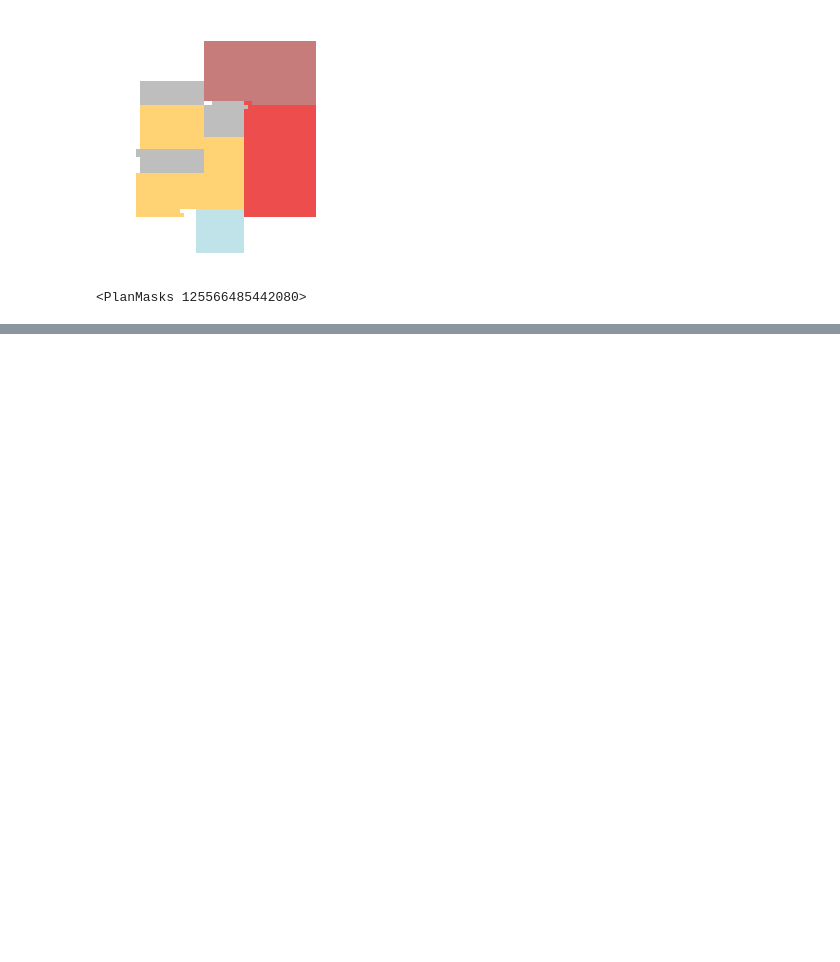
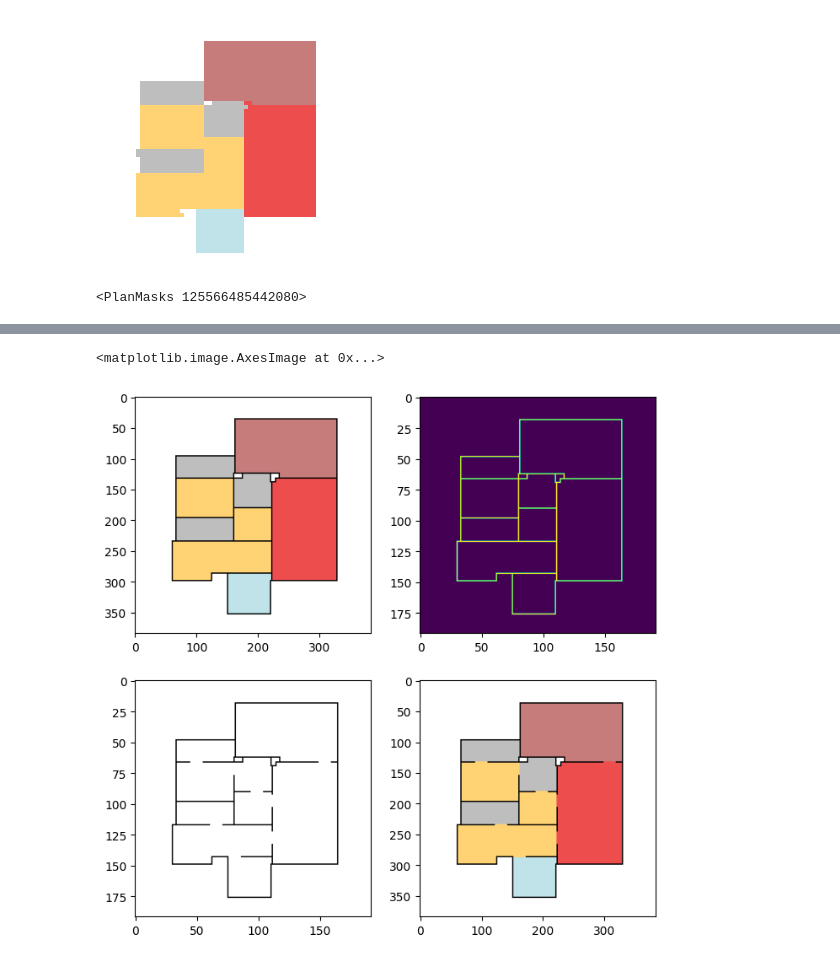
Before and after one commit to enix403/blueprint, a Jupyter notebook: scratch.ipynb, the cells around one changed output, grey strips where cells are left out. Drawn from its saved outputs; the diff is of its cells as text; code cells hidden in the pictures; blank space fills up the shorter version.

```diff
--- a/scratch.ipynb
+++ b/scratch.ipynb
@@ -95,0 +85,3 @@ for graph in rect_graphs:
+# %%
+rooms_to_join = select_rooms_to_join(rect_graphs, pm.graph)
+rooms_to_join
@@ -95,0 +90,12 @@ for graph in rect_graphs:
+# %%
+room_masks = [] # room_mask(r): 1 = yes r / 0 = no r
+for graph in rect_graphs:
+    room_masks.append(graph.to_mask())
+
+sep_mask = create_sep_mask(room_masks)
+
+room_masks = scale_room_masks(room_masks, scale)
+sep_mask = scale_sep_mask(sep_mask, *scale)
+
+print(room_masks[0].shape)
+print(sep_mask.shape)
@@ -130,0 +131,22 @@ Wall time: 43.9 ms
+# %%
+face_walls = extract_face_walls(sep_mask)
+doors = create_doors(R, rooms_to_join, room_masks, face_walls)
+# %%
+walls = create_cut_wall_mask(sep_mask, doors)
+
+plt.figure(figsize=(8,8))
+
+plt.subplot(221)
+plt.imshow(blit_rooms(rect_graphs, sep_mask, out_size=384))
+
+plt.subplot(222)
+plt.imshow((sep_mask > 0).byte())
+
+plt.subplot(223)
+plt.imshow(1 - walls, cmap="gray")
+
+plt.subplot(224)
+plt.imshow(blit_rooms(rect_graphs, walls, out_size=384))
+# %% [output]
+<matplotlib.image.AxesImage at 0x...>
+[figure, added]
```
Also changed, not shown: parts of 5 cells of this notebook, 6 other files.
